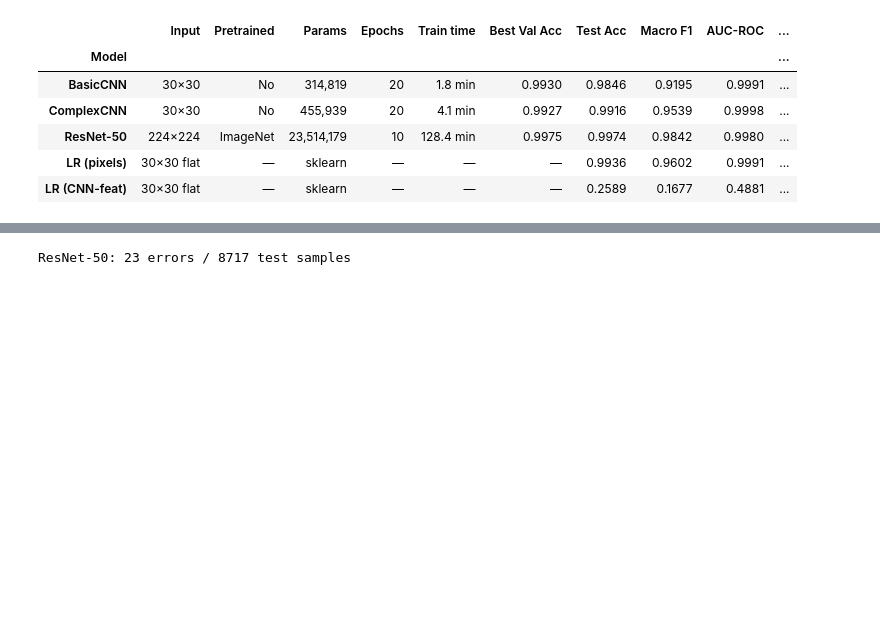
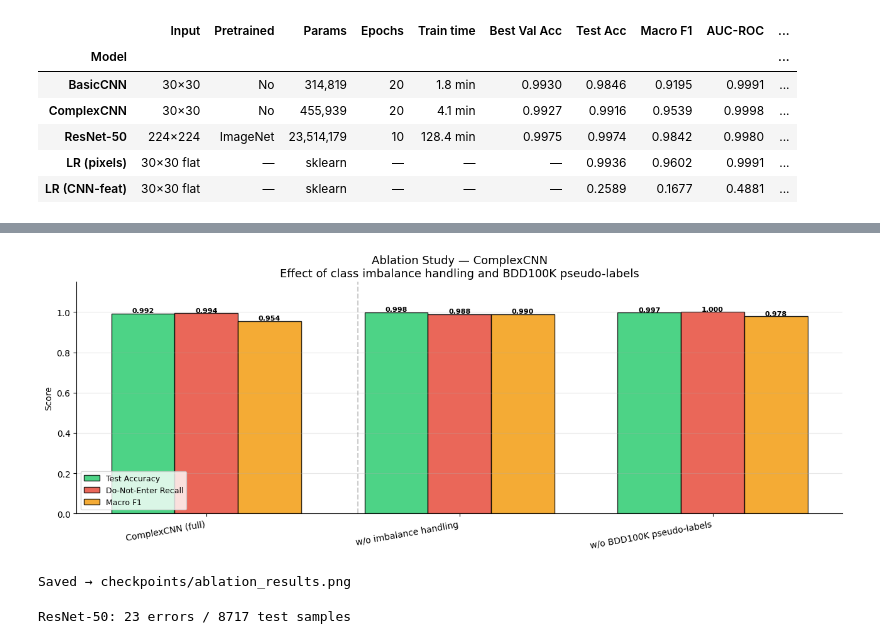
Before and after one commit to ohsono/stats426, a Jupyter notebook: project/notebook/Traffic_Sign_MultiDataset_Experiment(1).ipynb, the cells around one changed output, grey strips where cells are left out. Cells and saved outputs as stored; diff of their text form; code cells hidden in the pictures; blank space fills up the shorter version.

Commit message:
feat: expand error analysis section and add ablation studies for class imbalance and BDD100K data.

```diff
--- a/project/notebook/Traffic_Sign_MultiDataset_Experiment(1).ipynb
+++ b/project/notebook/Traffic_Sign_MultiDataset_Experiment(1).ipynb
@@ -1449,0 +1572,76 @@ Misclassified images from the best model reveal failure modes: extreme blur (BDD
+# %%
+# ------------------------------------------------------------------
+# Ablation Results — accuracy, per-class recall, and do-not-enter recall
+# ------------------------------------------------------------------
+from sklearn.metrics import classification_report
+
+ablation_configs = [
+    ('ComplexCNN (full)',             complex_model, loaders_30),
+    ('w/o imbalance handling',        abl1_model,    abl1_loaders),
+    ('w/o BDD100K pseudo-labels',     abl2_model,    abl2_loaders),
+]
+
+abl_results = {}
+for name, model, loaders in ablation_configs:
+    y_true, y_pred, y_prob = run_inference(model, loaders['test'], device)
+    rpt = classification_report(y_true, y_pred, target_names=CLASS_NAMES,
+                                output_dict=True, zero_division=0)
+    abl_results[name] = {
+        'acc':    (y_true == y_pred).mean(),
+        'report': rpt,
+        'y_true': y_true,
+        'y_prob': y_prob,
+    }
+
+# ── Table ──────────────────────────────────────────────────────────
+col_w = 30
+print(f'{"Configuration":<{col_w}}  {"Test Acc":>9}  {"Stop Rec":>9}'
+      f'  {"Yield Rec":>9}  {"DNE Rec":>9}  {"Macro F1":>9}')
+print('─' * (col_w + 50))
+for name, res in abl_results.items():
+    rpt = res['report']
+    tag = ' ← baseline' if name == 'ComplexCNN (full)' else ''
+    print(f'{name:<{col_w}}  {res["acc"]:>9.4f}'
+          f'  {rpt.get("stop",     {}).get("recall", 0):>9.4f}'
+          f'  {rpt.get("yield",    {}).get("recall", 0):>9.4f}'
+          f'  {rpt.get("donotenter",{}).get("recall", 0):>9.4f}'
+          f'  {rpt.get("macro avg",{}).get("f1-score", 0):>9.4f}'
+          f'{tag}')
+
+# ── Bar chart ─────────────────────────────────────────────────────
+names    = list(abl_results.keys())
+metrics  = {
+    'Test Accuracy':       [abl_results[n]['acc'] for n in names],
+    'Do-Not-Enter Recall': [abl_results[n]['report'].get('donotenter', {}).get('recall', 0)
+                            for n in names],
+    'Macro F1':            [abl_results[n]['report'].get('macro avg', {}).get('f1-score', 0)
+                            for n in names],
+}
+abl_colors = ['#2ECC71', '#E74C3C', '#F39C12']
+
+x, w = np.arange(len(names)), 0.25
+fig, ax = plt.subplots(figsize=(13, 5))
+for i, (metric, vals) in enumerate(metrics.items()):
+    bars = ax.bar(x + i*w, vals, w, label=metric,
+                  color=abl_colors[i], alpha=0.85, edgecolor='black')
+    for b, v in zip(bars, vals):
+        ax.text(b.get_x() + b.get_width()/2, b.get_height() + 0.005,
+                f'{v:.3f}', ha='center', fontsize=8, fontweight='bold')
+
+ax.set_xticks(x + w)
+ax.set_xticklabels(names, rotation=10, ha='right', fontsize=10)
+ax.set_ylim(0, 1.15)
+ax.set_ylabel('Score')
+ax.set_title('Ablation Study — ComplexCNN\n'
+             'Effect of class imbalance handling and BDD100K pseudo-labels',
+             fontsize=13)
+ax.legend(fontsize=9)
+ax.axvline(x=0.85, color='gray', linestyle='--', alpha=0.4, label='baseline boundary')
+ax.grid(axis='y', alpha=0.3)
+ax.spines[['top', 'right']].set_visible(False)
+plt.tight_layout()
+plt.savefig(PROJECT_ROOT / 'checkpoints' / 'ablation_results.png',
+            dpi=150, bbox_inches='tight')
+plt.show()
+print('Saved → checkpoints/ablation_results.png')
+# %% [output]
@@ -1450,3 +1653,5 @@ Misclassified images from the best model reveal failure modes: extreme blur (BDD
+[figure, added]
+Saved → checkpoints/ablation_results.png
 # %%
 best_name = max(results, key=lambda n: results[n]['acc'])
 best_res  = results[best_name]
```
Also changed, not shown: parts of 7 cells of this notebook.
